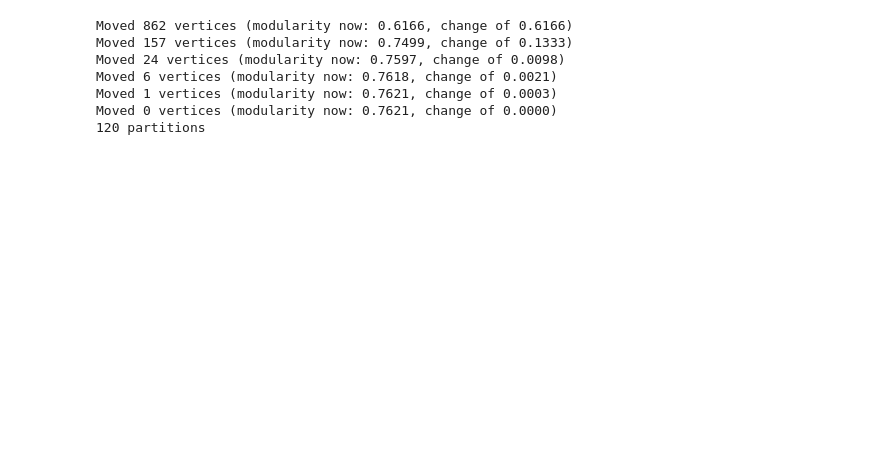
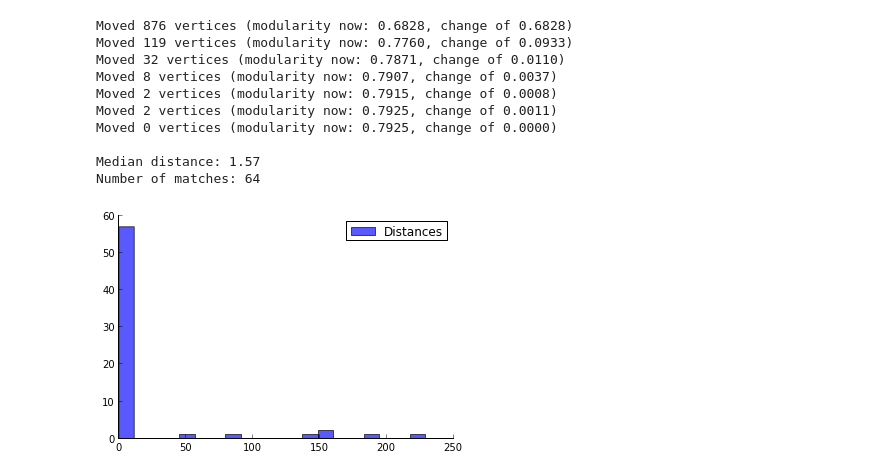
Before and after one commit to arnfred/Mirror-Match, a Jupyter notebook: code/cluster-match/acr-test.ipynb, the cells around one changed output. Drawn from its saved outputs; the diff is of its cells as text; code cells hidden in the pictures; blank space fills up the shorter version.

```diff
--- a/code/cluster-match/acr-test.ipynb
+++ b/code/cluster-match/acr-test.ipynb
@@ -47,21 +14,0 @@ indices, ks, ds = features.getFeatures(paths)
-# %%
-score_edges = 40
-cluster_edges = 5
-
-# Get weights
-full_weights = weightMatrix.init(ds)
-#score_weights = weightMatrix.pruneTreshold(full_weights, score_edges)
-cluster_weights = weightMatrix.pruneHighest(full_weights, cluster_edges)
-
-# Cluster graph
-partitions = louvain.cluster(cluster_weights, verbose=True)
-
-print("%i partitions" % len(set(partitions)))
-# %% [output]
-Moved 862 vertices (modularity now: 0.6166, change of 0.6166)
-Moved 157 vertices (modularity now: 0.7499, change of 0.1333)
-Moved 24 vertices (modularity now: 0.7597, change of 0.0098)
-Moved 6 vertices (modularity now: 0.7618, change of 0.0021)
-Moved 1 vertices (modularity now: 0.7621, change of 0.0003)
-Moved 0 vertices (modularity now: 0.7621, change of 0.0000)
-120 partitions
@@ -118 +15,16 @@ acceptable_matches = [m for m,l,a in zip(matches, lengths, angles) if isAcceptab
+# %%
+paths, homography = matching.getACRPaths(2,"graf")
+matches = matching.testClusterMatch(paths, homography)
+# %% [output]
+Moved 876 vertices (modularity now: 0.6828, change of 0.6828)
+Moved 119 vertices (modularity now: 0.7760, change of 0.0933)
+Moved 32 vertices (modularity now: 0.7871, change of 0.0110)
+Moved 8 vertices (modularity now: 0.7907, change of 0.0037)
+Moved 2 vertices (modularity now: 0.7915, change of 0.0008)
+Moved 2 vertices (modularity now: 0.7925, change of 0.0011)
+Moved 0 vertices (modularity now: 0.7925, change of 0.0000)
+
+Median distance: 1.57
+Number of matches: 64
+[figure, added]
 # %%
```
Also changed, not shown: parts of 10 cells of this notebook, 2 other files.
